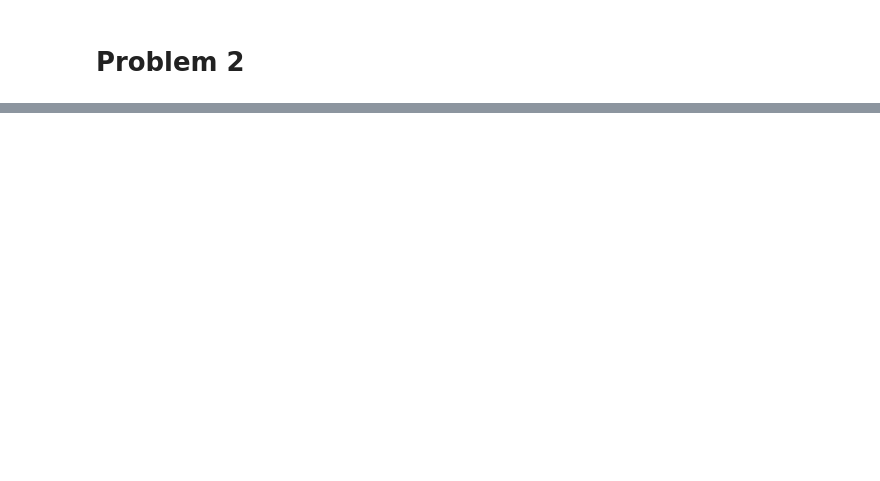
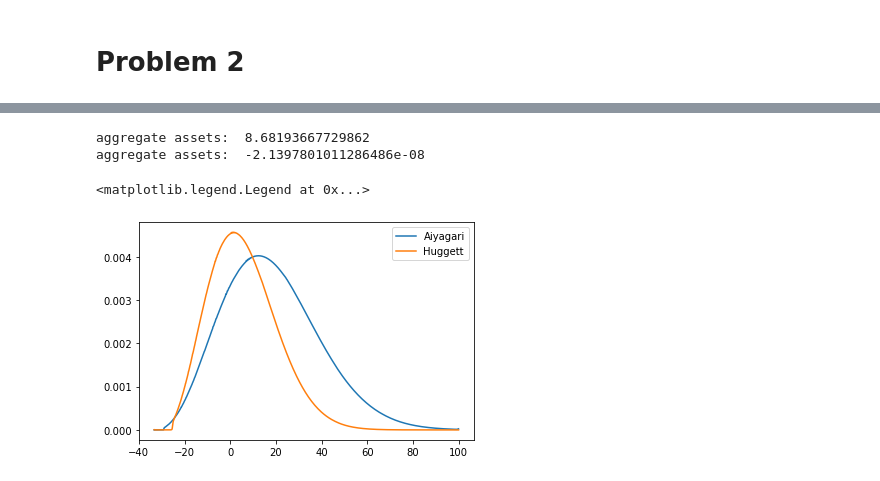
Before and after one commit to mayalroy/ECON_2010C_Q2_PS3, a Jupyter notebook: PS3.ipynb, the cells around one changed output, grey strips where cells are left out. Drawn from its saved outputs; the diff is of its cells as text; code cells hidden in the pictures; blank space fills up the shorter version.

```diff
--- a/PS3.ipynb
+++ b/PS3.ipynb
@@ -723,0 +322,8 @@ Increasing the chance of changing income states (i.e., increasing theta) increas
+# %%
+# Function to get w implied by μ
+def w_mu(μ, a_grid, s_grid, param=param_base):
+    R_m, N, K = R_mu(μ, a_grid, s_grid, param=param) # get R as fxn of μ
+    α=param['α']
+    δ=param['δ']
+    w_mu = (1-α)*(α**(α/(1-α)))*(R_m - 1 + δ)**(-α/(1-α)) # get w as fxn of μ
+    return w_mu
@@ -723,0 +368,30 @@ Increasing the chance of changing income states (i.e., increasing theta) increas
+# %%
+R_eqm = find_R(w='exog')
+# %%
+R_eqm_a = find_R(w='endog')
+# %%
+# Plotting equilibrium invariant distribution
+
+def plot_asset_dist(R_eqm, w='exog', label=''):
+    r_eqm = R_eqm-1
+    amin_eqm = -1/0.03
+    Va_eqm, a_policy_eqm, c_policy_eqm, param_eqm = backward(w=w, param={**param_base, 'r': r_eqm, 'amin': amin_eqm})
+    ma_grid_r_eqm = param_eqm['ma_grid']
+    T_eqm = make_T(a_policy=a_policy_eqm, Π= Π, ma_grid=ma_grid_r_eqm)
+    T_R_eqm = T_eqm.T # transpose to get transition operator
+    μ_eqm = get_mu(T_R_eqm) # get stationary distribution
+    print('aggregate assets: ', A_R(R_eqm, w=w))
+    a_vals = np.append(ma_grid_r_eqm[0], ma_grid_r_eqm[0]) # (ns*na)x1 vector showing a values for μ_eqm
+    a_dist = []
+    for a in ma_grid_r_eqm[0]: # iterate over a bins
+        a_dist.append(μ_eqm[a_vals == a].sum())
+    plt.plot(ma_grid_r_eqm[0], a_dist, label=label)
+# %%
+plot_asset_dist(R_eqm_a, w='endog', label='Aiyagari')
+plot_asset_dist(R_eqm, label='Huggett')
+plt.legend()
+# %% [output]
+aggregate assets:  8.68193667729862
+aggregate assets:  -2.1397801011286486e-08
+<matplotlib.legend.Legend at 0x...>
+[figure, added]
```
Also changed, not shown: parts of 61 cells of this notebook.
